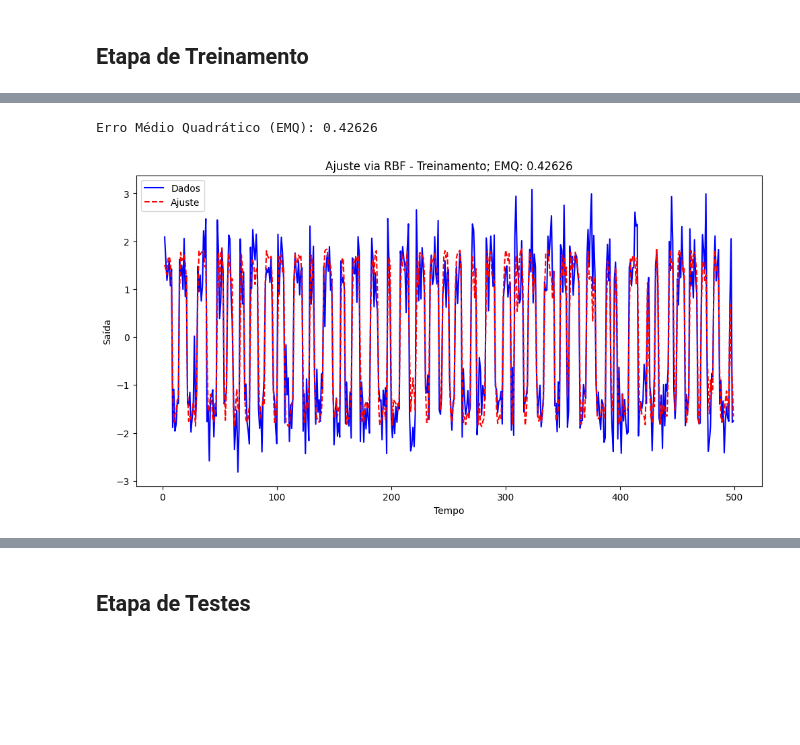
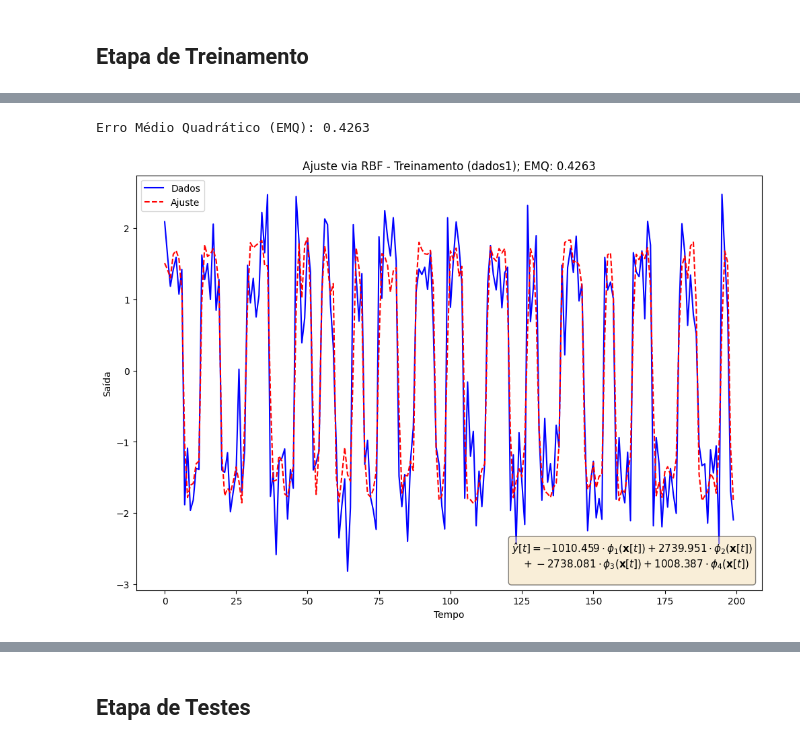
Before and after one commit to DanielMedeiros1/Projeto_MMQ_RBF_CN, a Jupyter notebook: Projeto_U2.ipynb, the cells around one changed output, grey strips where cells are left out. Saved outputs shown, nothing was run; the diff lists cells and outputs as text; code cells hidden in the pictures; blank space fills up the shorter version.

```diff
--- a/Projeto_U2.ipynb
+++ b/Projeto_U2.ipynb
@@ -54,40 +87,51 @@ plt.show()
 # %%
+#RBF TREINAMENTO dados1:
+
 X = np.column_stack([y[1:-1], y[:-2], u[2:], u[1:-1]])
 Y = y[2:]
+N = 200
 
 sigma = 10.0
 
 c = np.linspace(u[0], u[499], 4)
 #np.random.seed(42)
 #indices = np.random.choice(len(X), size=c, replace=False)
 #centros = X[indices]
 
 def rbf(x, c):
     return np.exp(-np.sum((x - c)**2) / (2 * sigma**2))
 
 phi = np.zeros((len(X), len(c)))
 
 for k in range(len(X)):
     for i in range(len(c)):
         phi[k, i] = rbf(X[k], c[i])
 
 
 w = np.dot(la.pinv(phi), Y)
 
 y_est = phi @ w
 
-EMQ = np.mean((Y - y_est) ** 2)
-print(f"Erro Médio Quadrático (EMQ): {EMQ:.5f}")
+EMQ_RBF_treinamento = np.mean((Y - y_est) ** 2)
+print(f"Erro Médio Quadrático (EMQ): {EMQ_RBF_treinamento:.4f}")
 
 
-plt.figure(figsize=(12, 6))
-plt.plot(t[2:], Y, color="blue", label='Dados')
-plt.plot(t[2:], y_est, "--r", label='Ajuste')
+plt.figure(figsize=(12, 8))
+plt.plot(t[0:N], Y[:N], color="blue", label='Dados')
+plt.plot(t[0:N], y_est[:N], "--r", label='Ajuste')
+
+fit_label = (f"$\\hat{{y}}[t] = {w[0]:.3f} \\cdot \\phi_1(\\mathbf{{x}}[t]) + {w[1]:.3f} \\cdot \\phi_2(\\mathbf{{x}}[t])$\n"
+            f"$\\quad + {w[2]:.3f} \\cdot \\phi_3(\\mathbf{{x}}[t]) + {w[3]:.3f} \\cdot \\phi_4(\\mathbf{{x}}[t])$\n")
+
+plt.text(0.6, 0.02, fit_label, transform=plt.gca().transAxes,
+         fontsize=11, verticalalignment='bottom',
+         bbox=dict(boxstyle="round", facecolor='wheat', alpha=0.5))
+
 plt.xlabel("Tempo")
 plt.ylabel("Saída")
-plt.title(f"Ajuste via RBF - Treinamento; EMQ: {EMQ:.5f}")
+plt.title(f"Ajuste via RBF - Treinamento (dados1); EMQ: {EMQ_RBF_treinamento:.4f}")
 plt.legend()
 plt.show()
 # %% [output]
-Erro Médio Quadrático (EMQ): 0.42626
+Erro Médio Quadrático (EMQ): 0.4263
-[figure, old version]
+[figure, new version]
```
Also changed, not shown: parts of 6 cells of this notebook.
